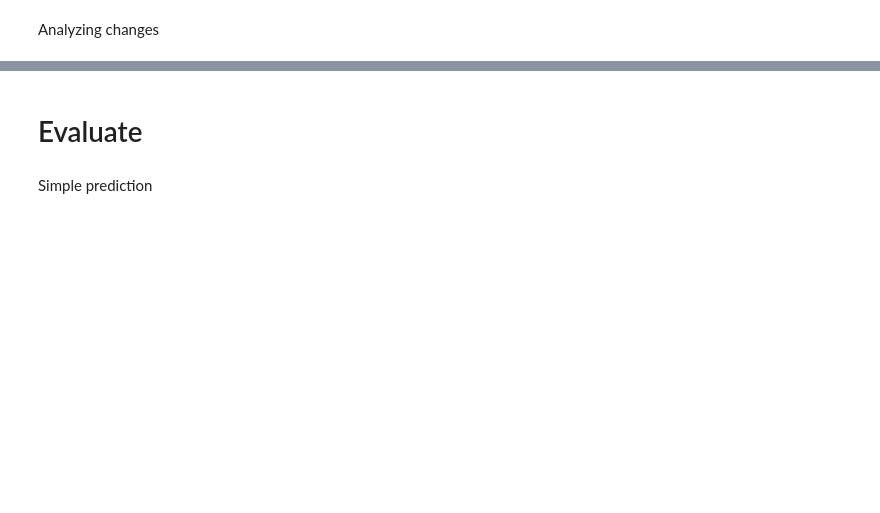
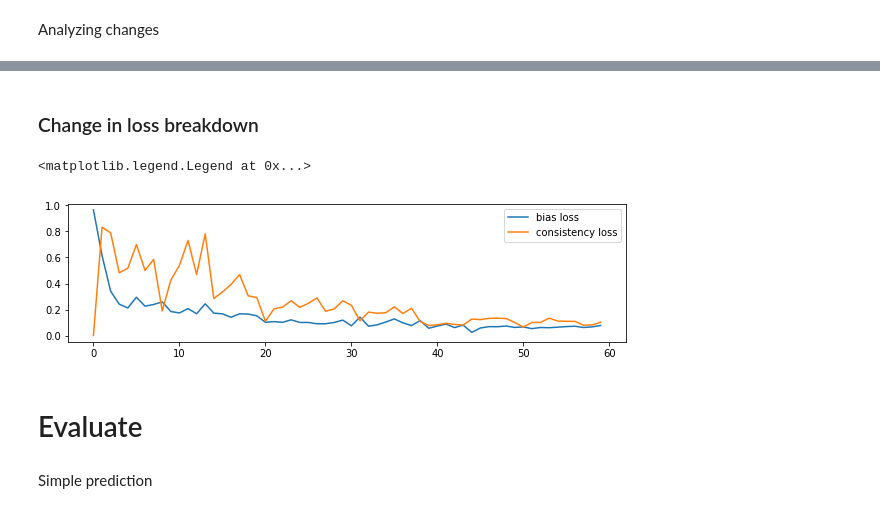
Before and after one commit to keitakurita/contextual_embedding_bias_measure, a Jupyter notebook: notebooks/bert_naive_debiasing.ipynb, the cells around one changed output, grey strips where cells are left out. Cells and saved outputs as stored; diff of their text form; code cells hidden in the pictures; blank space fills up the shorter version.

Commit message:
Added weight difference regularization, more loss functions, and more analysis

```diff
--- a/notebooks/bert_naive_debiasing.ipynb
+++ b/notebooks/bert_naive_debiasing.ipynb
@@ -26,10 +26,13 @@ config = Config(
     batch_size=32,
     bias_weight=1., # technically unnecessary, but for easier debugging
     consistency_weight=1.5,
-    lr=1e-4,
+    lr=5e-6,
+    weight_reg=1e-4,
     disable_dropout=True,
-    prior_precomputed=True,
+    init_probs_precomputed=True,
     testing=True,
+    remove_prior_bias=True,
+    epochs=10,
 )
 # %% [output]
 Better speed can be achieved with apex installed from https://www.github.com/nvidia/apex.
@@ -609,4 +671,13 @@ class WeightDeviationRegularizor(Callback):
                 if param.requires_grad and param.grad is not None:
                     reg_term = self.weight * lr * self.get_reg_term(param.data, orig_weights[name])
                     param.data.add_(reg_term)
+# %%
+from collections import defaultdict
+class LossMonitor(Callback):
+    def __init__(self):
+        super().__init__()
+        self.logs = defaultdict(list)
+    def on_forward_end(self, payload):
+        for k, v in payload.items():
+            if "loss" in k: self.logs[k].append(v.item())
 # %%
@@ -688,3 +760,14 @@ for i, (_, k) in enumerate(change_sorted_weights[:n]):
+# %% [markdown]
+### Change in loss breakdown
+# %%
+fig = plt.figure(figsize=(10, 30))
+ax = fig.add_subplot(n, 1, 1)
+ax.plot(monitor.logs["bias_loss"], label="bias loss")
+ax.plot(monitor.logs["consistency_loss"], label="consistency loss")
+ax.legend()
+# %% [output]
+<matplotlib.legend.Legend at 0x...>
+[figure, added]
 # %% [markdown]
 # Evaluate
 # %% [markdown]
```
Also changed, not shown: parts of 43 cells of this notebook.
